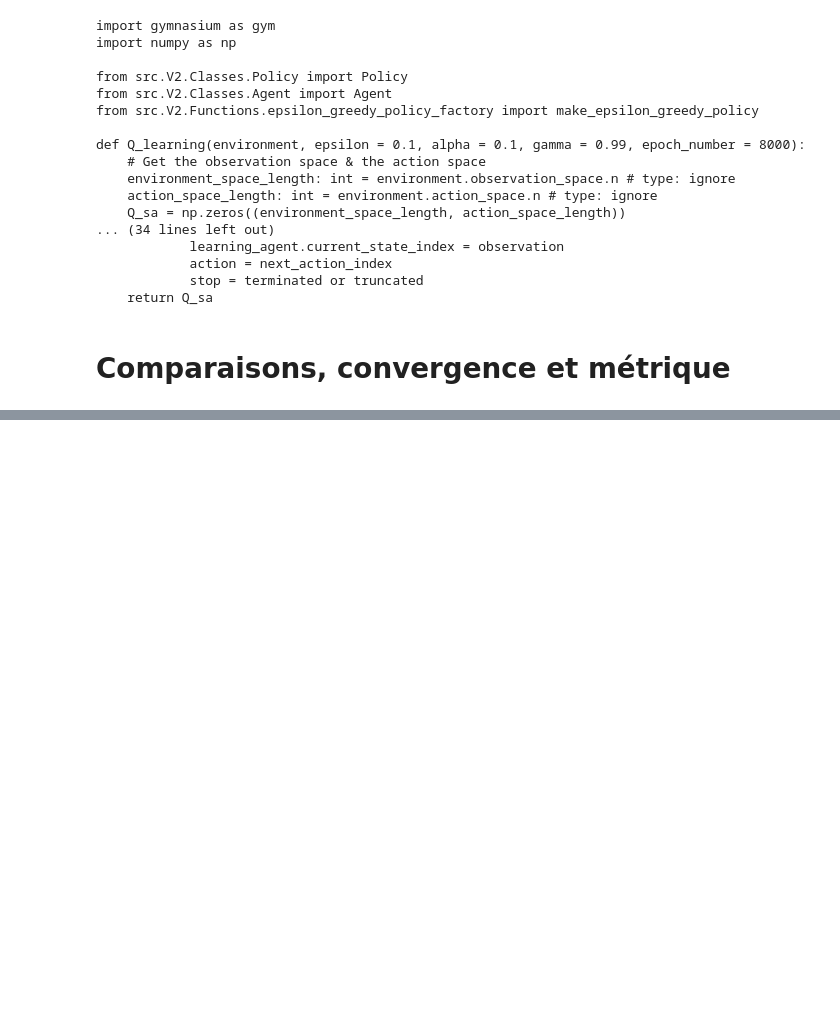
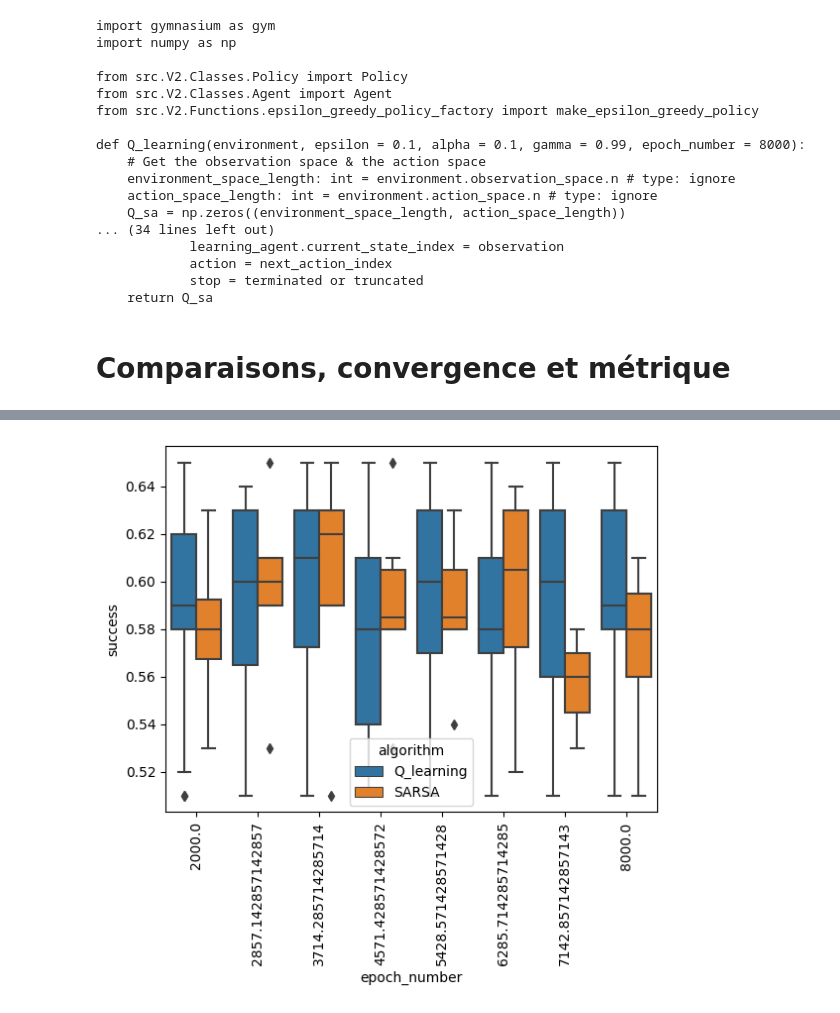
Before and after one commit to guilhemheinrich/Frozen-Lake-rl-tutorial, a Jupyter notebook: Frozen_Lake_comparatif.ipynb, the cells around one changed output, grey strips where cells are left out. Drawn from its saved outputs; the diff is of its cells as text; code cells hidden in the pictures; blank space fills up the shorter version.

```diff
--- a/Frozen_Lake_comparatif.ipynb
+++ b/Frozen_Lake_comparatif.ipynb
@@ -118,0 +256,5 @@ Pour essayer de me faire une idée du comportement de chaque algorithme en fonct
+# %%
+
+seaborn.boxplot(data=better_df, x="epoch_number", y="success", hue="algorithm").tick_params(axis='x', rotation=90)
+# %% [output]
+[figure, added]
```
Also changed, not shown: parts of 20 cells of this notebook, 1 other file.
